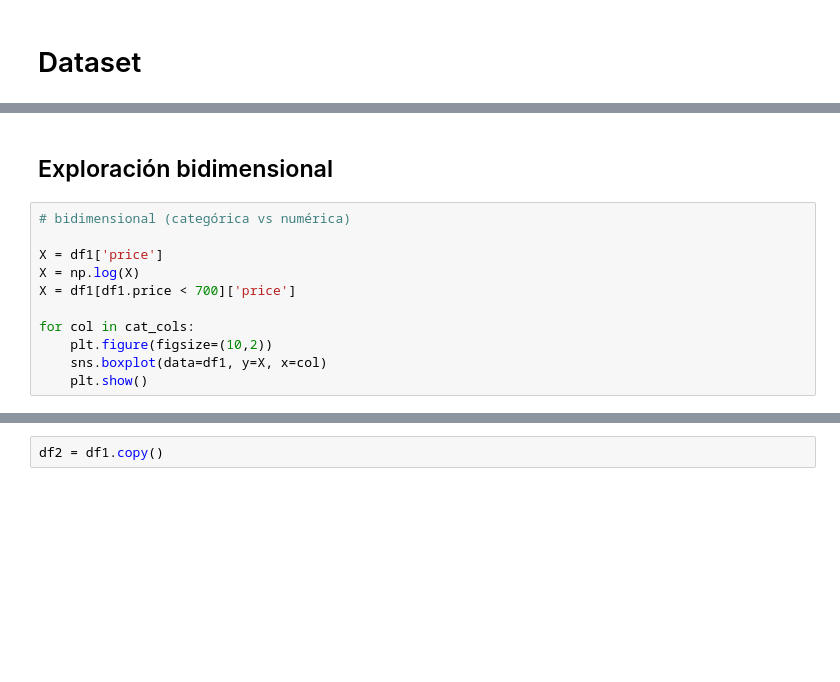
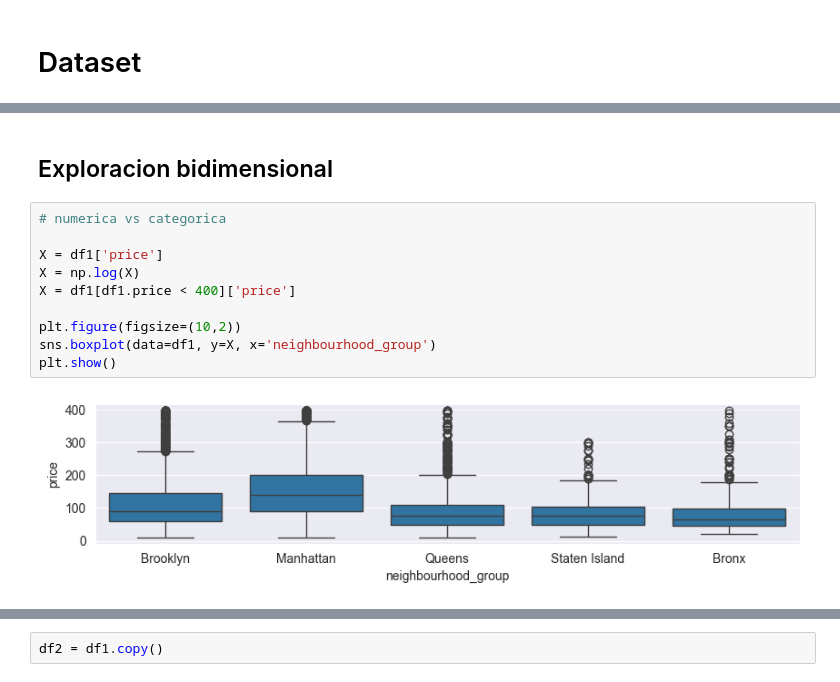
Before and after one commit to eduardofc/curso-dm-mp-40h, a Jupyter notebook: 03-data-preparation.ipynb, the cells around one changed output, grey strips where cells are left out. Saved outputs shown, nothing was run; the diff lists cells and outputs as text; blank space fills up the shorter version.

Commit message:
data prep notebook

```diff
--- a/03-data-preparation.ipynb
+++ b/03-data-preparation.ipynb
@@ -78,14 +161,15 @@ for col in cat_cols:
 # %% [markdown]
-## Exploración bidimensional
+## Exploracion bidimensional
 # %%
-# bidimensional (categórica vs numérica)
+# numerica vs categorica
 
 X = df1['price']
 X = np.log(X)
-X = df1[df1.price < 700]['price']
+X = df1[df1.price < 400]['price']
 
-for col in cat_cols:
-    plt.figure(figsize=(10,2))
-    sns.boxplot(data=df1, y=X, x=col)
-    plt.show()
+plt.figure(figsize=(10,2))
+sns.boxplot(data=df1, y=X, x='neighbourhood_group')
+plt.show()
+# %% [output]
+[figure, added]
 # %%
```
Also changed, not shown: parts of 110 cells of this notebook.
